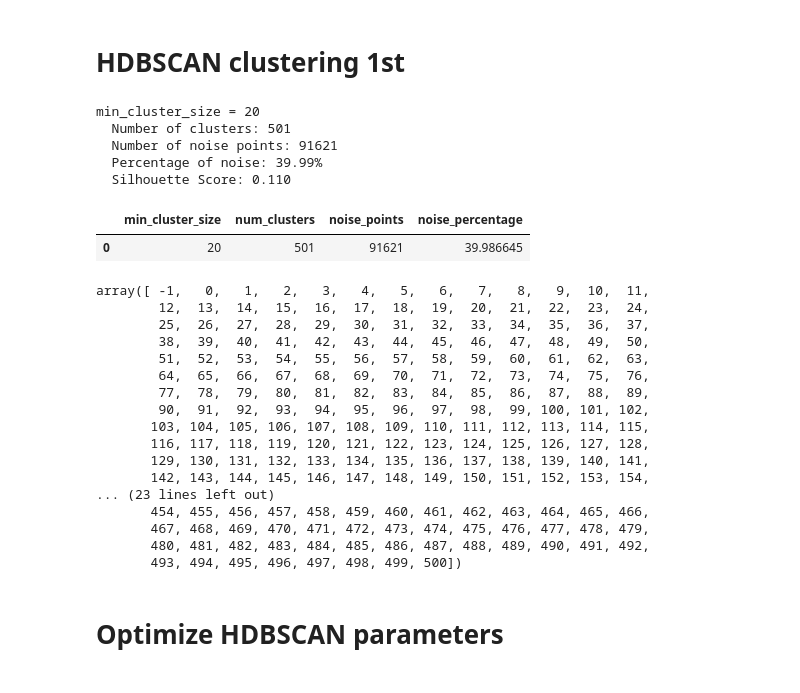
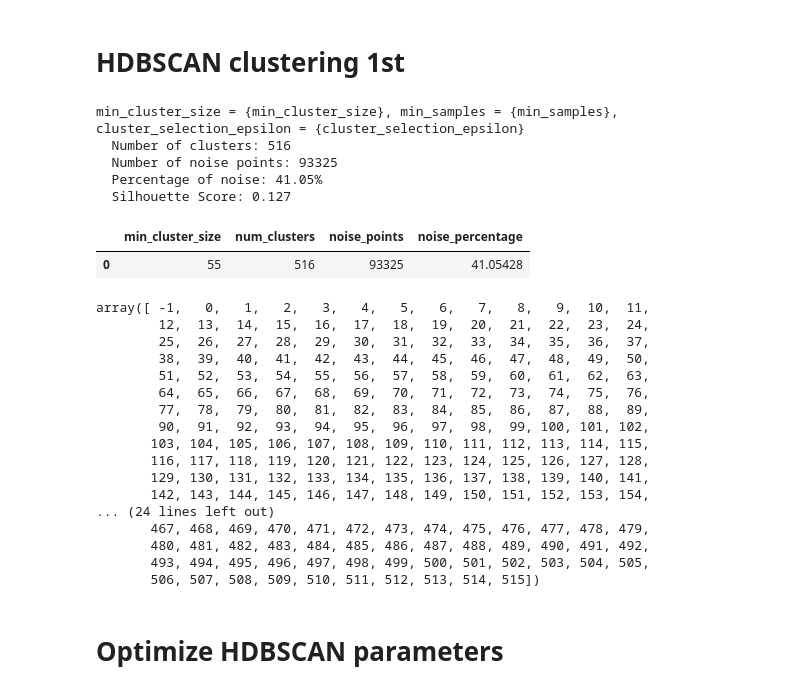
Before and after one commit to RonanB400/decp_ml, a Jupyter notebook: notebooks/LD_marche_sim_HDBSCAN_CPV2_3.ipynb, the cells around one changed output. Saved outputs shown, nothing was run; the diff lists cells and outputs as text; code cells hidden in the pictures.

```diff
--- a/notebooks/LD_marche_sim_HDBSCAN_CPV2_3.ipynb
+++ b/notebooks/LD_marche_sim_HDBSCAN_CPV2_3.ipynb
@@ -17,7 +17,7 @@ from scripts.preprocess_pipeline import create_pipeline_cat
 # %%
 data_path='../data/data_clean.csv'
 model_save_path='../data'
-top_n = 40
+top_n = 50
 cpv_column = 'codeCPV_2_3'
 # %%
 df = pd.read_csv(data_path, encoding='utf-8')
@@ -31,5 +31,5 @@ plt.show()
 # %% [output]
 [figure]
 # %%
-df_cpv = filter_top_cpv_categories(df, top_n=60, cpv_column=cpv_column)
+df_cpv = filter_top_cpv_categories(df, top_n=top_n, cpv_column=cpv_column)
 # %% [output]
@@ -195,52 +196,55 @@ min_cluster_size': 55, 'min_samples': 20, 'cluster_selection_epsilon': 0.3},
 #min_samples = 5  # Similar to DBSCAN's min_samples
 
 results = []
+min_cluster_size= 55
+min_samples = 20
+cluster_selection_epsilon = 0.3
 
 
 # Apply HDBSCAN
 clusterer = hdbscan.HDBSCAN(
-    min_cluster_size=55,   # best param
-    min_samples=20,        # best param
+    min_cluster_size=min_cluster_size,   # best param
+    min_samples=min_samples,        # best param
     metric='euclidean',
-    cluster_selection_epsilon=0.3,   # best param
+    cluster_selection_epsilon=cluster_selection_epsilon,   # best param
     gen_min_span_tree=True,
     cluster_selection_method='eom'  # 'eom' is usually better for variable density
 )
 clusterer.fit(X_train_pca)
 labels = clusterer.labels_
 # Calculate metrics
 n_clusters = len(set(labels)) - (1 if -1 in labels else 0)
 n_noise = list(labels).count(-1)
 noise_ratio = 100 * n_noise / len(X_train_pca)
 results.append({
-    'min_cluster_size': 20,
+    'min_cluster_size': min_cluster_size,
     'num_clusters': n_clusters,
     'noise_points': n_noise,
     'noise_percentage': noise_ratio
 })
-print("min_cluster_size = 20")
+print(f"min_cluster_size = {min_cluster_size}, min_samples = {min_samples}, cluster_selection_epsilon = {cluster_selection_epsilon}")
 print(f"  Number of clusters: {n_clusters}")
 print(f"  Number of noise points: {n_noise}")
 print(f"  Percentage of noise: {noise_ratio:.2f}%")
 # Calculate silhouette score if more than one cluster and not all noise
 if n_clusters > 1 and n_noise < len(X_train_pca):
     # Filter out noise points
     mask = labels != -1
     silhouette_avg = silhouette_score(X_train_pca[mask], labels[mask])
     print(f"  Silhouette Score: {silhouette_avg:.3f}")
 print()
 
 # Display results table
 results_df = pd.DataFrame(results)
 results_df
 # %% [output]
-min_cluster_size = 20
-  Number of clusters: 501
-  Number of noise points: 91621
-  Percentage of noise: 39.99%
-  Silhouette Score: 0.110
+min_cluster_size = {min_cluster_size}, min_samples = {min_samples}, cluster_selection_epsilon = {cluster_selection_epsilon}
+  Number of clusters: 516
+  Number of noise points: 93325
+  Percentage of noise: 41.05%
+  Silhouette Score: 0.127
 |  | min_cluster_size | num_clusters | noise_points | noise_percentage |
-| 0 | 20 | 501 | 91621 | 39.986645 |
+| 0 | 55 | 516 | 93325 | 41.05428 |
 # %%
 cluster_labels = clusterer.fit_predict(X_train_pca)
 # %%
@@ -258,11 +262,11 @@ array([ -1,   0,   1,   2,   3,   4,   5,   6,   7,   8,   9,  10,  11,
        116, 117, 118, 119, 120, 121, 122, 123, 124, 125, 126, 127, 128,
        129, 130, 131, 132, 133, 134, 135, 136, 137, 138, 139, 140, 141,
        142, 143, 144, 145, 146, 147, 148, 149, 150, 151, 152, 153, 154,
-... (23 lines left out)
-       454, 455, 456, 457, 458, 459, 460, 461, 462, 463, 464, 465, 466,
+... (24 lines left out)
        467, 468, 469, 470, 471, 472, 473, 474, 475, 476, 477, 478, 479,
        480, 481, 482, 483, 484, 485, 486, 487, 488, 489, 490, 491, 492,
-       493, 494, 495, 496, 497, 498, 499, 500])
+       493, 494, 495, 496, 497, 498, 499, 500, 501, 502, 503, 504, 505,
+       506, 507, 508, 509, 510, 511, 512, 513, 514, 515])
 # %% [markdown]
 # Optimize HDBSCAN parameters
 # %%
```
Also changed, not shown: parts of 17 cells of this notebook, 1 other file.
